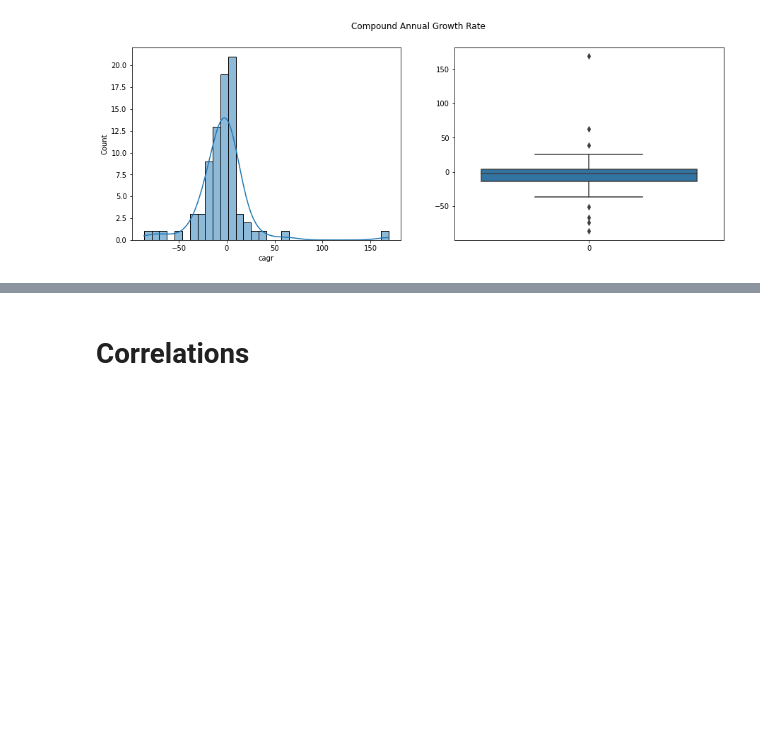
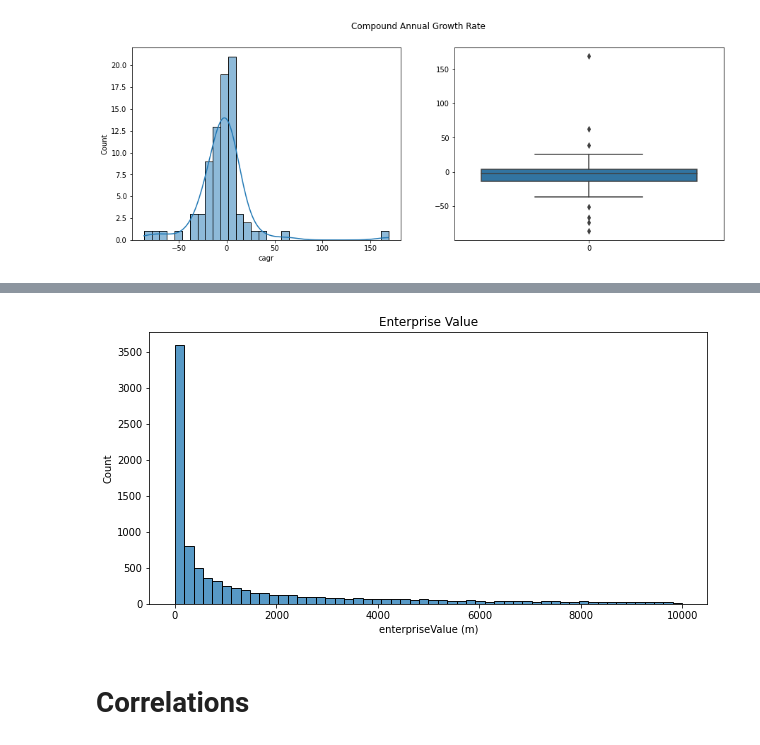
Before and after one commit to pierremstr/Company_Valuation, a Jupyter notebook: notebooks/HL_data_exploration.ipynb, the cells around one changed output, grey strips where cells are left out. Cells and saved outputs as stored; diff of their text form; code cells hidden in the pictures; blank space fills up the shorter version.

```diff
--- a/notebooks/HL_data_exploration.ipynb
+++ b/notebooks/HL_data_exploration.ipynb
@@ -5,3 +5,5 @@ import seaborn as sns
 import matplotlib.pyplot as plt
 # %% [markdown]
 # Load Data
+# %%
+ev_info = pd.read_csv('../raw_data/ev_info.csv', index_col='Unnamed: 0')
@@ -89,3 +114,9 @@ plt.show()
+# %%
+fig = plt.figure(figsize=(10,5))
+sns.histplot(selected['enterpriseValue (m)'])
+plt.title('Enterprise Value');
+# %% [output]
+[figure, added]
 # %% [markdown]
 # Correlations
 # %%
```
Also changed, not shown: parts of 31 cells of this notebook, 2 other files.
